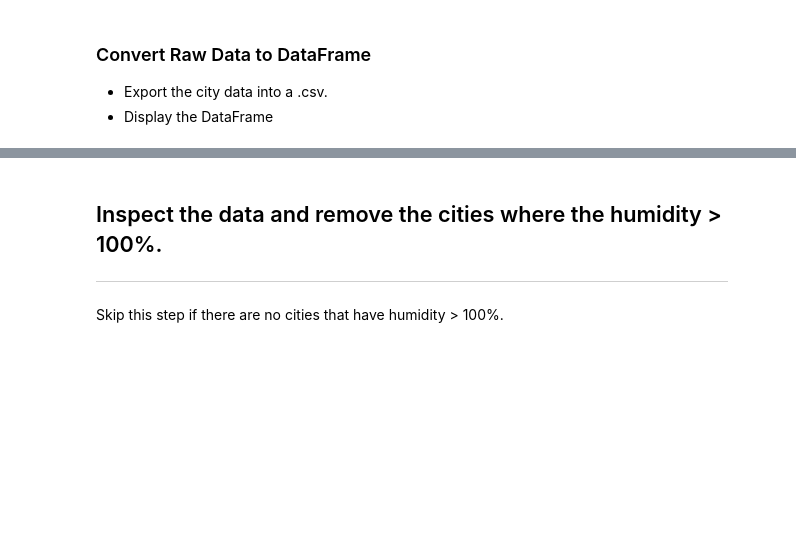
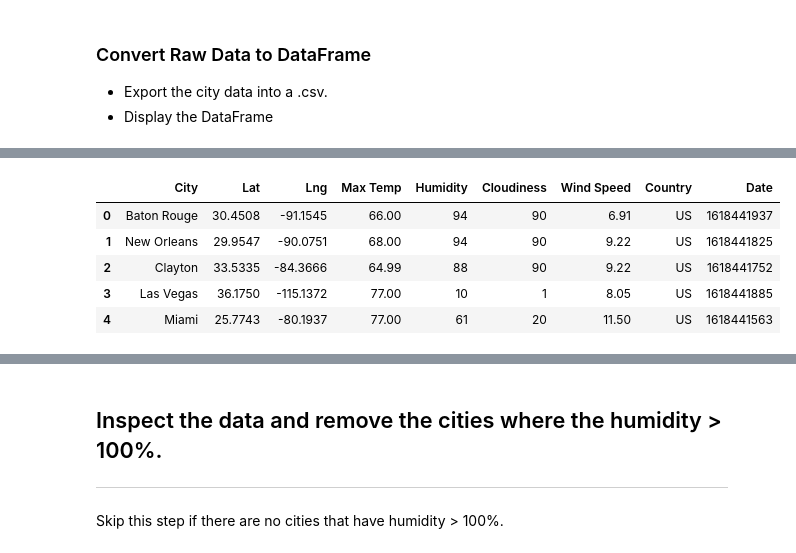
Before and after one commit to nicpie-bit/API-Weather-Analysis, a Jupyter notebook: WeatherPy/WeatherPy.ipynb, the cells around one changed output, grey strips where cells are left out. Drawn from its saved outputs; the diff is of its cells as text; code cells hidden in the pictures; blank space fills up the shorter version.

Commit message:
Converted raw data into a df and print summary stats, also created csv file to store city data

```diff
--- a/WeatherPy/WeatherPy.ipynb
+++ b/WeatherPy/WeatherPy.ipynb
@@ -61,10 +61,13 @@ query_url = f"{url}appid={weather_api_key}&units={units}&q="
 
 #Create lists for lat, temp (F), humidity(%), cloudiness(%), wind speed (mph)
 lat = []
+lng = []
 temp = []
 hum = []
 cloud = []
 wind = []
+country = []
+date = []
 
 count = 1
 sets = 1
@@ -76,10 +79,13 @@ for city in cities:
         print(f'Processing Record {count} of Set {sets} | {city}' )
         response = requests.get(query_url + city).json()
         lat.append(response['coord']['lat'])
-        temp.append(response['main']['temp'])
+        lng.append(response['coord']['lon'])
+        temp.append(response['main']['temp_max'])
         hum.append(response['main']['humidity'])
         cloud.append(response['clouds']['all'])
         wind.append(response['wind']['speed'])
+        country.append(response['sys']['country'])
+        date.append(response['dt'])
         count = count + 1
     except KeyError:
         print(f'City not found. Skipping . . .')
@@ -125,0 +113,18 @@ Processing Record 6 of Set 1 | Dallas
+# %%
+#Create Df
+weatherpy_df = pd.DataFrame(list(zip(cities, lat, lng, temp, hum, cloud, wind, country, date)),
+                            columns=['City', 'Lat', 'Lng', 'Max Temp', 'Humidity', 'Cloudiness', 'Wind Speed', 'Country', 'Date'])
+
+
+#Export City Data into csv file
+weatherpy_df.to_csv("weatherpy.csv", index = False)
+
+#Disply dataframe
+weatherpy_df.head()
+# %% [output]
+|  | City | Lat | Lng | Max Temp | Humidity | Cloudiness | Wind Speed | Country | Date |
+| 0 | Baton Rouge | 30.4508 | -91.1545 | 66.00 | 94 | 90 | 6.91 | US | 1618441937 |
+| 1 | New Orleans | 29.9547 | -90.0751 | 68.00 | 94 | 90 | 9.22 | US | 1618441825 |
+| 2 | Clayton | 33.5335 | -84.3666 | 64.99 | 88 | 90 | 9.22 | US | 1618441752 |
+| 3 | Las Vegas | 36.1750 | -115.1372 | 77.00 | 10 | 1 | 8.05 | US | 1618441885 |
+| 4 | Miami | 25.7743 | -80.1937 | 77.00 | 61 | 20 | 11.50 | US | 1618441563 |
```
Also changed, not shown: parts of 3 cells of this notebook, 1 other file.
